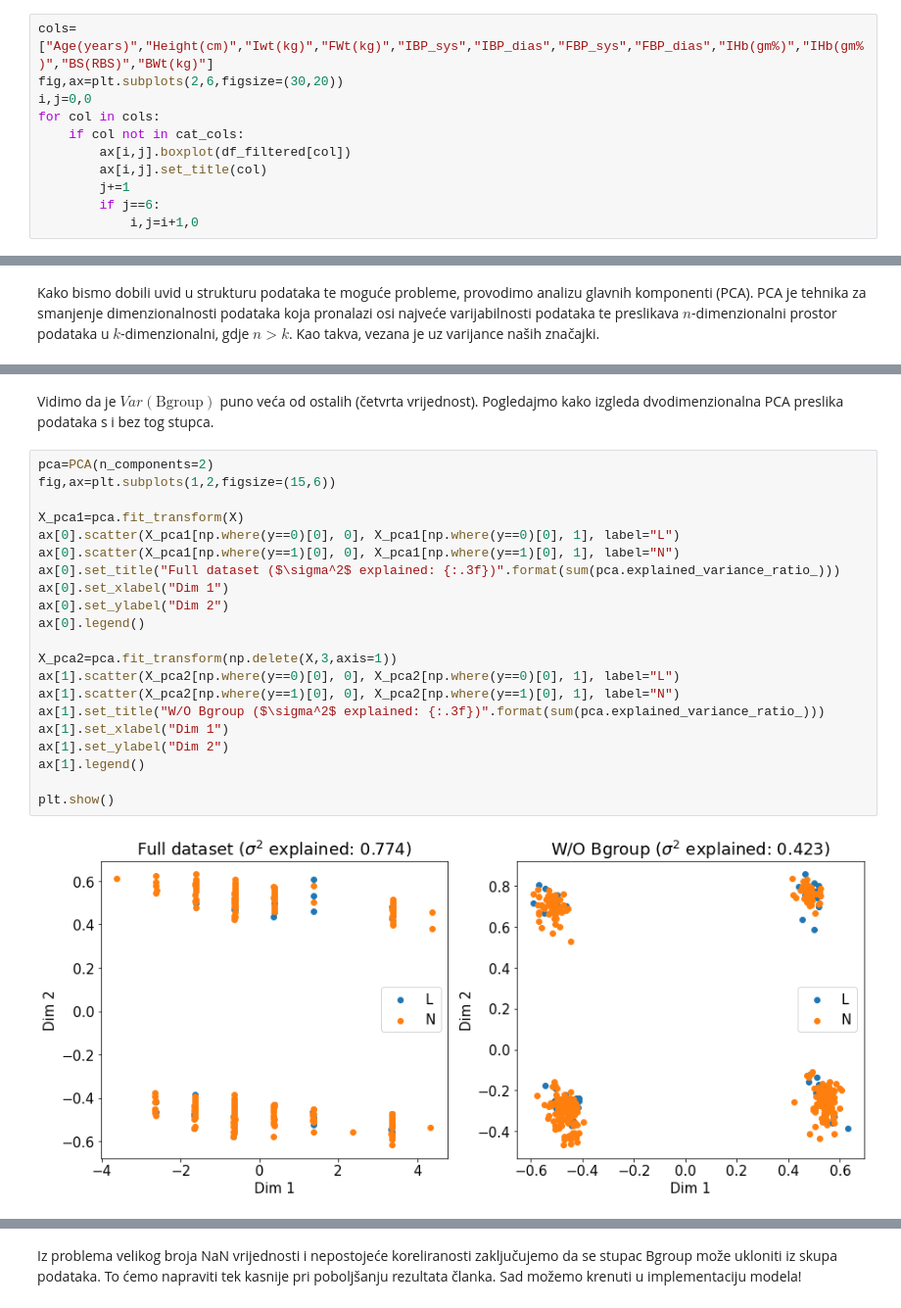
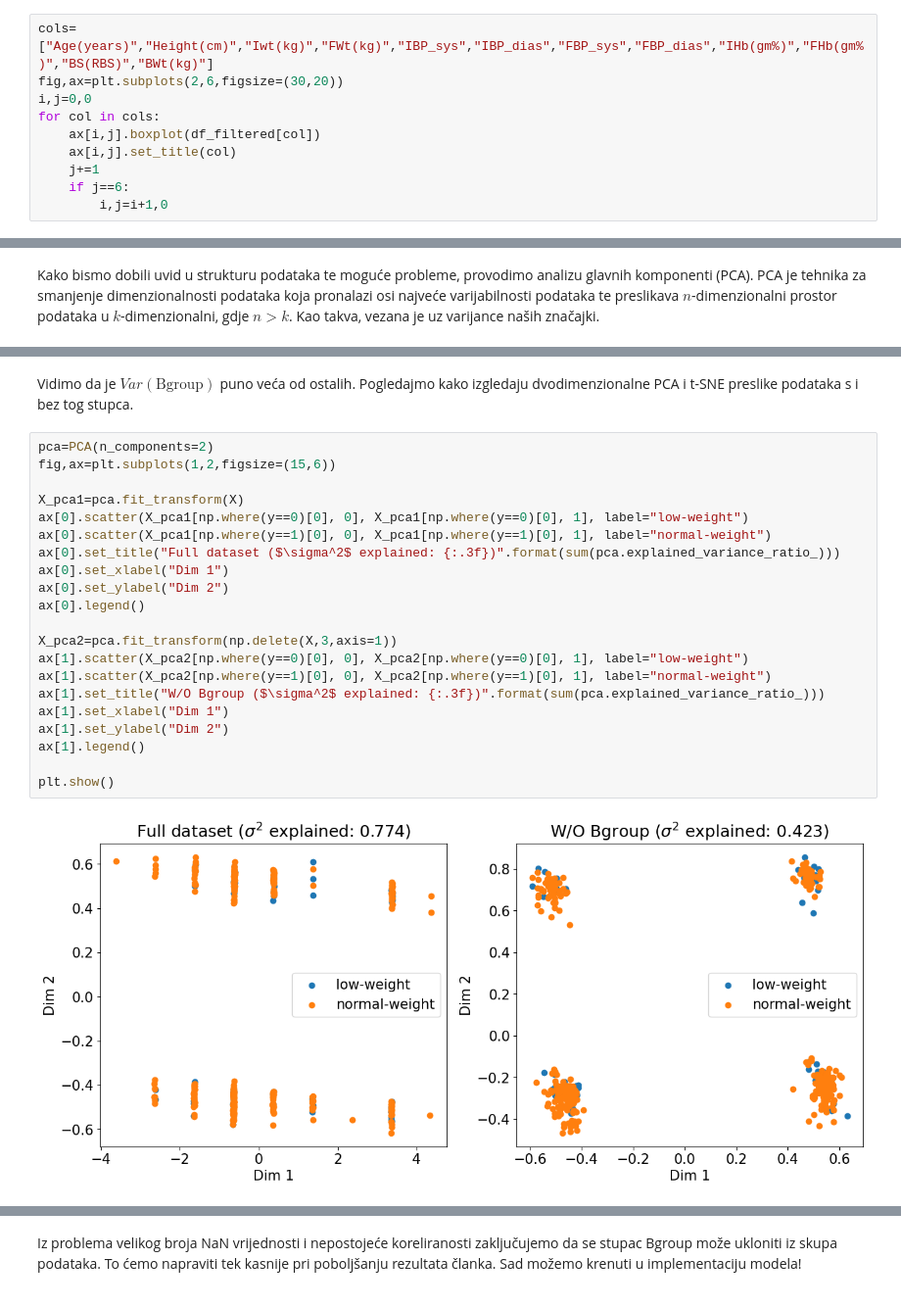
Before and after one commit to afstama/UZOP_projekt, a Jupyter notebook: final.ipynb, the cells around one changed output, grey strips where cells are left out. Shown at 98% size. Saved outputs shown, nothing was run; the diff lists cells and outputs as text.

```diff
--- a/final.ipynb
+++ b/final.ipynb
@@ -92,14 +92,13 @@ LNH              0
 dtype: int64
 Broj točaka:  537
 # %%
-cols=["Age(years)","Height(cm)","Iwt(kg)","FWt(kg)","IBP_sys","IBP_dias","FBP_sys","FBP_dias","IHb(gm%)","IHb(gm%)","BS(RBS)","BWt(kg)"]
+cols=["Age(years)","Height(cm)","Iwt(kg)","FWt(kg)","IBP_sys","IBP_dias","FBP_sys","FBP_dias","IHb(gm%)","FHb(gm%)","BS(RBS)","BWt(kg)"]
 fig,ax=plt.subplots(2,6,figsize=(30,20))
 i,j=0,0
 for col in cols:
-    if col not in cat_cols:
-        ax[i,j].boxplot(df_filtered[col])
-        ax[i,j].set_title(col)
-        j+=1
-        if j==6:
-            i,j=i+1,0
+    ax[i,j].boxplot(df_filtered[col])
+    ax[i,j].set_title(col)
+    j+=1
+    if j==6:
+        i,j=i+1,0
 # %% [output]
@@ -188,25 +205,25 @@ Column variances:
 # %% [markdown]
-Vidimo da je $Var(\text{Bgroup})$ puno veća od ostalih (četvrta vrijednost). Pogledajmo kako izgleda dvodimenzionalna PCA preslika podataka s i bez tog stupca.
+Vidimo da je $Var(\text{Bgroup})$ puno veća od ostalih. Pogledajmo kako izgledaju dvodimenzionalne PCA i t-SNE preslike podataka s i bez tog stupca.
 # %%
 pca=PCA(n_components=2)
 fig,ax=plt.subplots(1,2,figsize=(15,6))
 
 X_pca1=pca.fit_transform(X)
-ax[0].scatter(X_pca1[np.where(y==0)[0], 0], X_pca1[np.where(y==0)[0], 1], label="L")
-ax[0].scatter(X_pca1[np.where(y==1)[0], 0], X_pca1[np.where(y==1)[0], 1], label="N")
+ax[0].scatter(X_pca1[np.where(y==0)[0], 0], X_pca1[np.where(y==0)[0], 1], label="low-weight")
+ax[0].scatter(X_pca1[np.where(y==1)[0], 0], X_pca1[np.where(y==1)[0], 1], label="normal-weight")
 ax[0].set_title("Full dataset ($\sigma^2$ explained: {:.3f})".format(sum(pca.explained_variance_ratio_)))
 ax[0].set_xlabel("Dim 1")
 ax[0].set_ylabel("Dim 2")
 ax[0].legend()
 
 X_pca2=pca.fit_transform(np.delete(X,3,axis=1))
-ax[1].scatter(X_pca2[np.where(y==0)[0], 0], X_pca2[np.where(y==0)[0], 1], label="L")
-ax[1].scatter(X_pca2[np.where(y==1)[0], 0], X_pca2[np.where(y==1)[0], 1], label="N")
+ax[1].scatter(X_pca2[np.where(y==0)[0], 0], X_pca2[np.where(y==0)[0], 1], label="low-weight")
+ax[1].scatter(X_pca2[np.where(y==1)[0], 0], X_pca2[np.where(y==1)[0], 1], label="normal-weight")
 ax[1].set_title("W/O Bgroup ($\sigma^2$ explained: {:.3f})".format(sum(pca.explained_variance_ratio_)))
 ax[1].set_xlabel("Dim 1")
 ax[1].set_ylabel("Dim 2")
 ax[1].legend()
 
 plt.show()
 # %% [output]
-[figure, old version]
+[figure, new version]
```
Also changed, not shown: parts of 14 cells of this notebook.
